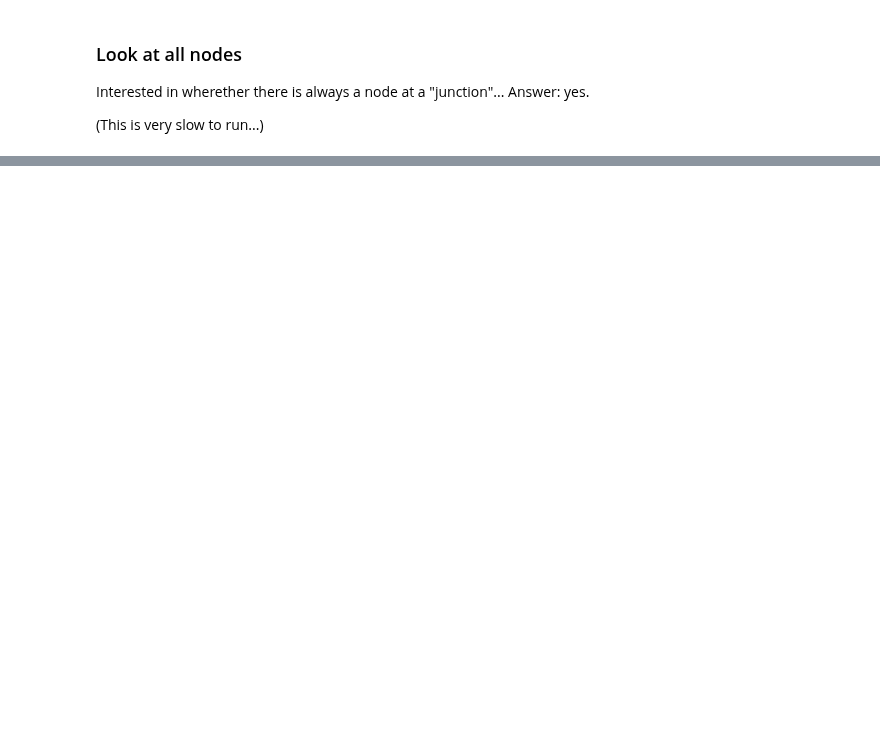
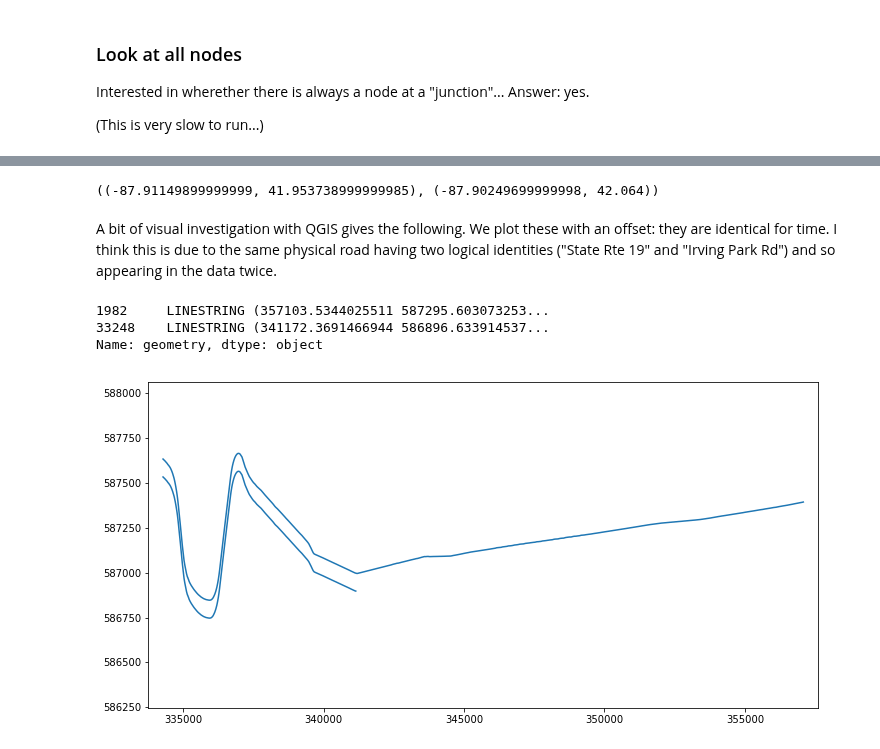
Before and after one commit to QuantCrimAtLeeds/PredictCode, a Jupyter notebook: examples/Networks/Into a graph.ipynb, the cells around one changed output, grey strips where cells are left out. Saved outputs shown, nothing was run; the diff lists cells and outputs as text; code cells hidden in the pictures; blank space fills up the shorter version.

```diff
--- a/examples/Networks/Into a graph.ipynb
+++ b/examples/Networks/Into a graph.ipynb
@@ -325,0 +306,31 @@ graph = b.build()
+# %%
+proj(*all_nodes[28720], inverse=True), proj(*all_nodes[627010], inverse=True)
+# %% [output]
+((-87.91149899999999, 41.953738999999985), (-87.90249699999998, 42.064))
+# %% [markdown]
+A bit of visual investigation with QGIS gives the following.  We plot these with an offset: they are identical for time.  I think this is due to the same physical road having two logical identities ("State Rte 19" and "Irving Park Rd") and so appearing in the data twice.
+# %%
+mask = (chicago["LINEARID"] == "1104469295862") | (chicago["LINEARID"] == "110380350397")
+geo = chicago[mask].geometry
+geo
+# %% [output]
+1982     LINESTRING (357103.5344025511 587295.603073253...
+33248    LINESTRING (341172.3691466944 586896.633914537...
+Name: geometry, dtype: object
+# %%
+fig, ax = plt.subplots(figsize=(12,6))
+
+x = np.asarray(list(geo[33248].coords))
+lc = matplotlib.collections.LineCollection([x])
+ax.add_collection(lc)
+
+x = np.asarray(list(geo[1982].coords)) + np.array([0,100])
+lc = matplotlib.collections.LineCollection([x])
+ax.add_collection(lc)
+
+xmin, ymin, xmax, ymax = chicago[mask].total_bounds
+d = 500
+ax.set(xlim=[xmin-d, xmax+d], ylim=[ymin-d, ymax+d])
+None
+# %% [output]
+[figure, added]
```
Also changed, not shown: parts of 24 cells of this notebook, 3 other files.
